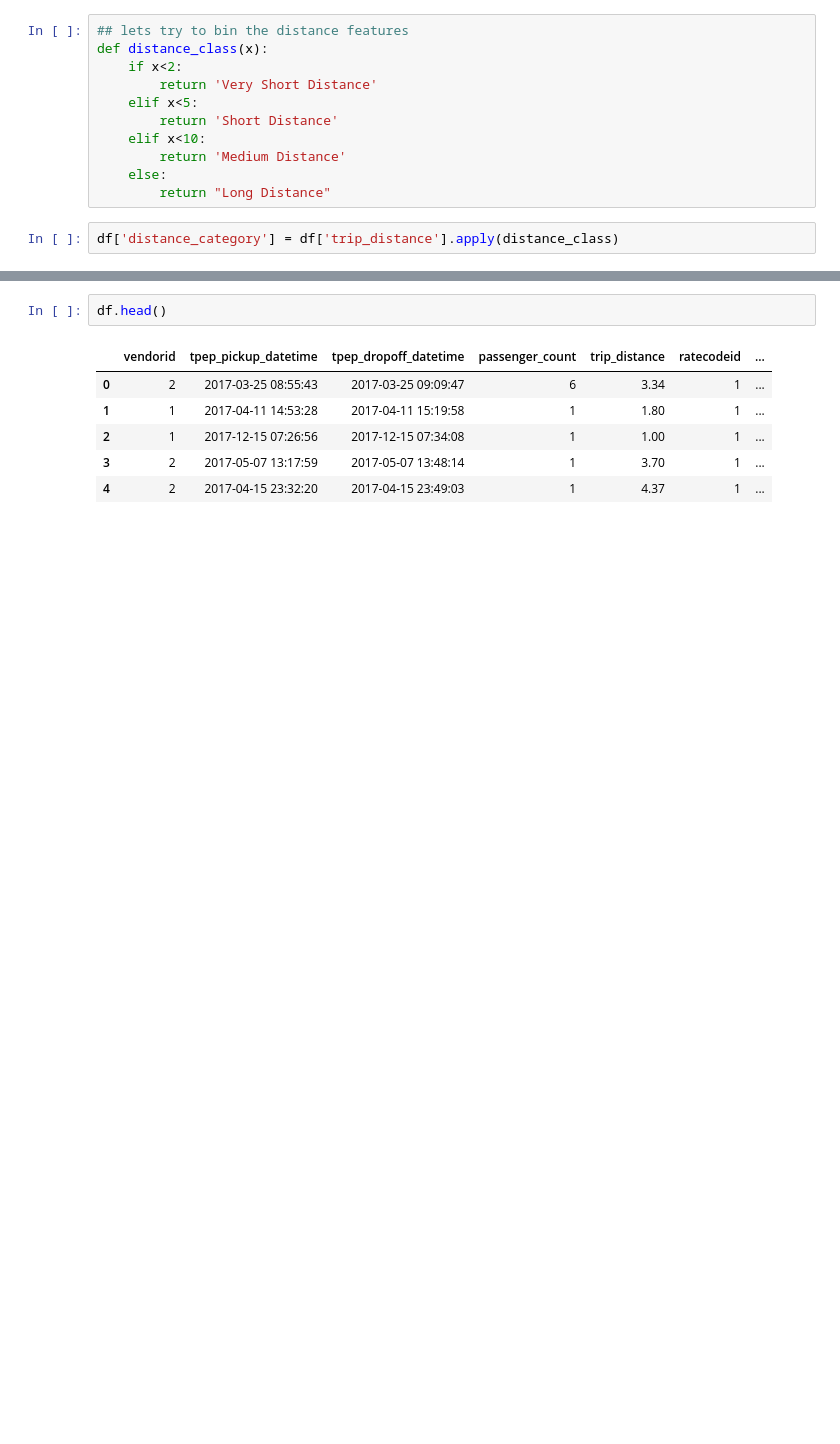
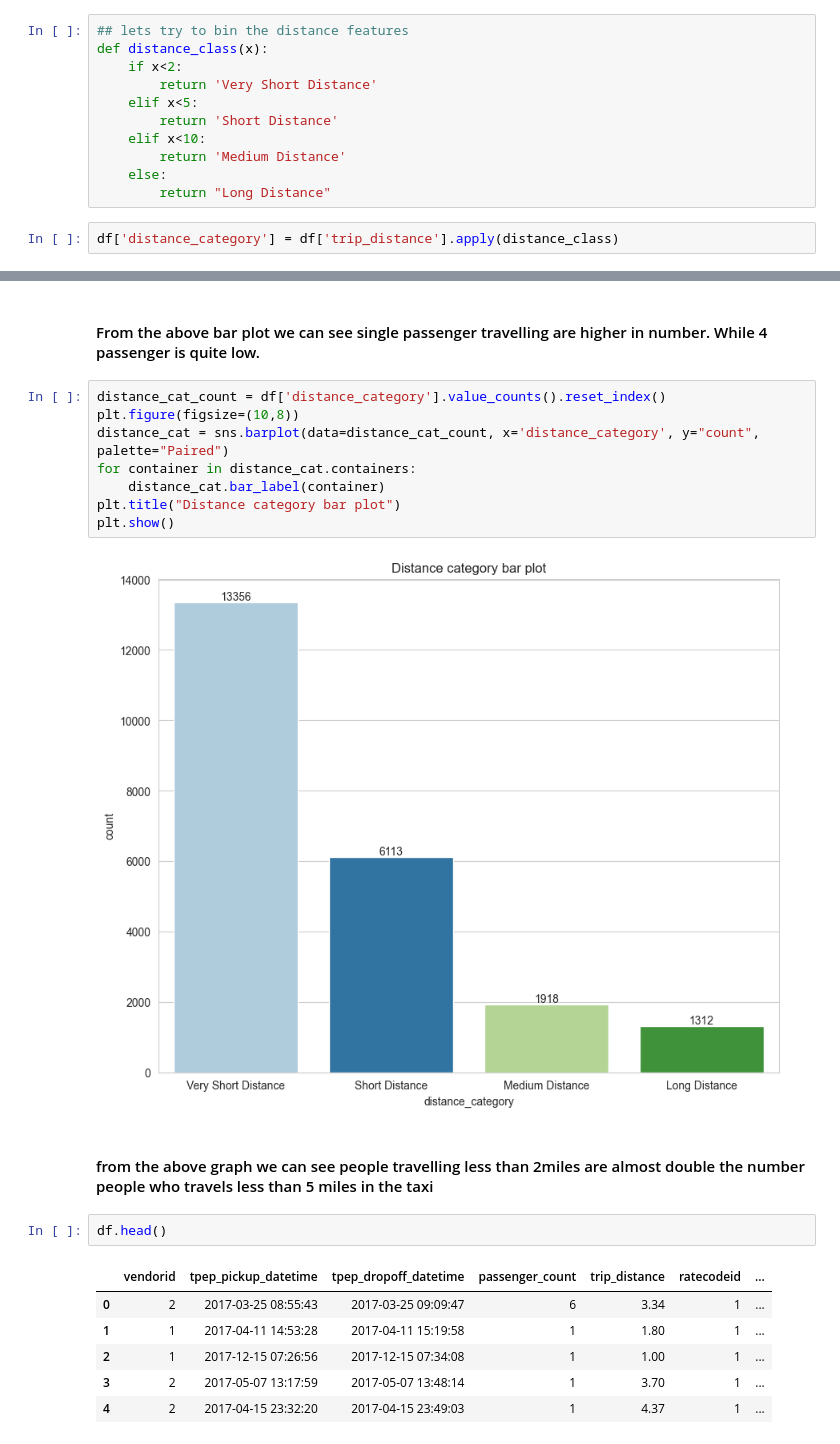
Before and after one commit to BishalJung7377/2017_yello_taxi_google_data_analytics, a Jupyter notebook: ny_taxi_data.ipynb, the cells around one changed output, grey strips where cells are left out. Cells and saved outputs as stored; diff of their text form; blank space fills up the shorter version.

```diff
--- a/ny_taxi_data.ipynb
+++ b/ny_taxi_data.ipynb
@@ -318,3 +334,17 @@ df['distance_category'] = df['trip_distance'].apply(distance_class)
+# %% [markdown]
+#### From the above bar plot we can see single passenger travelling are higher in number. While 4 passenger is quite low.
+# %%
+distance_cat_count = df['distance_category'].value_counts().reset_index()
+plt.figure(figsize=(10,8))
+distance_cat = sns.barplot(data=distance_cat_count, x='distance_category', y="count", palette="Paired")
+for container in distance_cat.containers:
+    distance_cat.bar_label(container)
+plt.title("Distance category bar plot")
+plt.show()
+# %% [output]
+[figure, added]
+# %% [markdown]
+#### from the above graph we can see people travelling less than 2miles are almost double the number people who travels less than 5 miles in the taxi
 # %%
 df.head()
 # %% [output]
```
Also changed, not shown: parts of 5 cells of this notebook.
